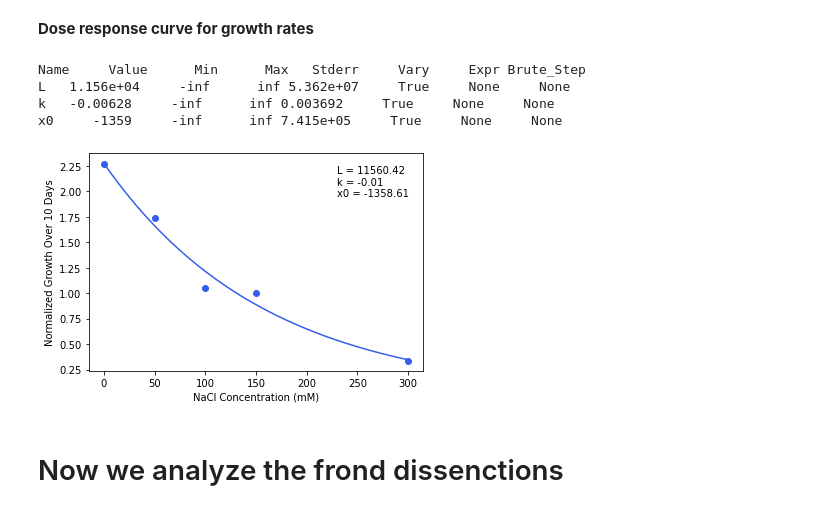
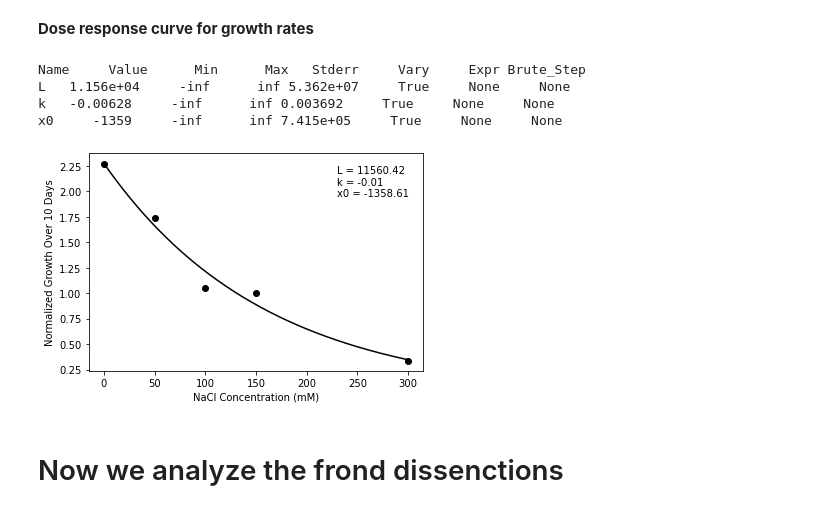
Before and after one commit to mtscott321/duckweed_data_analysis, a Jupyter notebook: 41661_ecotoxicology.ipynb, the cells around one changed output. Cells and saved outputs as stored; diff of their text form; code cells hidden in the pictures.

```diff
--- a/41661_ecotoxicology.ipynb
+++ b/41661_ecotoxicology.ipynb
@@ -462,36 +462,36 @@ ydata = [cond_dict[cond][4]/cond_dict[cond][0] for cond in xdata]
 
 def residual(params, x, y):
     def f(x):
         return (params['L']/(1.0 + math.e**(-1*params['k']*(x-params['x0']))))
     yval = f(x)
     errs = [abs((a-b)) for a, b in zip(y, yval)]
     return errs
 
 #depending on the data, need to go thru and refine the starting conditions
 p = Parameters()
 p.add('L', value=max(ydata))
 p.add('k', value=.01)
 p.add('x0', value=xdata[-1]/2)
 
 
 result = minimize(residual,p,args=(xdata,ydata))
 result.params.pretty_print()
 
 
 xvals = np.linspace(0,max(xdata),420)
-plt.plot(xvals,(result.params['L'] /(1.0 + math.e**(-1*result.params['k']*(xvals-result.params['x0'])))))
+plt.plot(xvals,(result.params['L'] /(1.0 + math.e**(-1*result.params['k']*(xvals-result.params['x0'])))), c = 'black')
 
 plt.text(230, 1.95, "L = %.2f\nk = %.2f\nx0 = %.2f" % (result.params['L'], result.params['k'], result.params['x0']))
 plt.xlabel("NaCl Concentration (mM)")
 plt.ylabel("Normalized Growth Over 10 Days")
-plt.scatter(xdata,ydata)
+plt.scatter(xdata,ydata, c = 'black')
 plt.savefig("dose_response_4c.jpg")
 # %% [output]
 Name     Value      Min      Max   Stderr     Vary     Expr Brute_Step
 L   1.156e+04     -inf      inf 5.362e+07     True     None     None
 k   -0.00628     -inf      inf 0.003692     True     None     None
 x0     -1359     -inf      inf 7.415e+05     True     None     None
-[figure, old version]
+[figure, new version]
 # %% [markdown]
 # Now we analyze the frond dissenctions
 # %%
```
Also changed, not shown: parts of 5 cells of this notebook, 7 other files.
